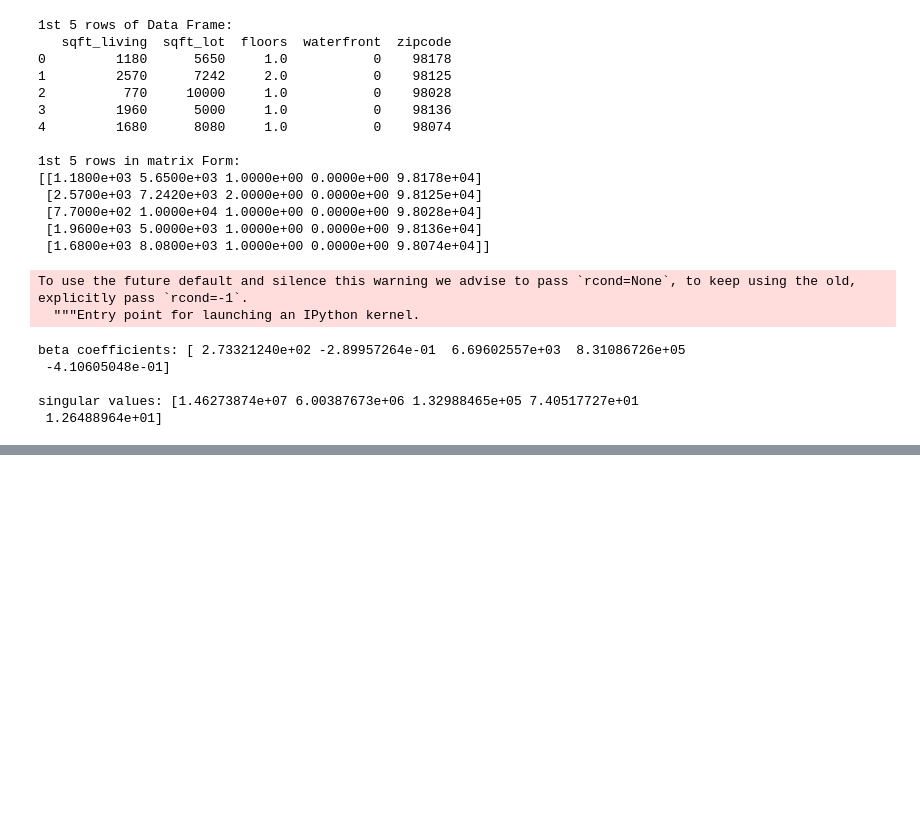
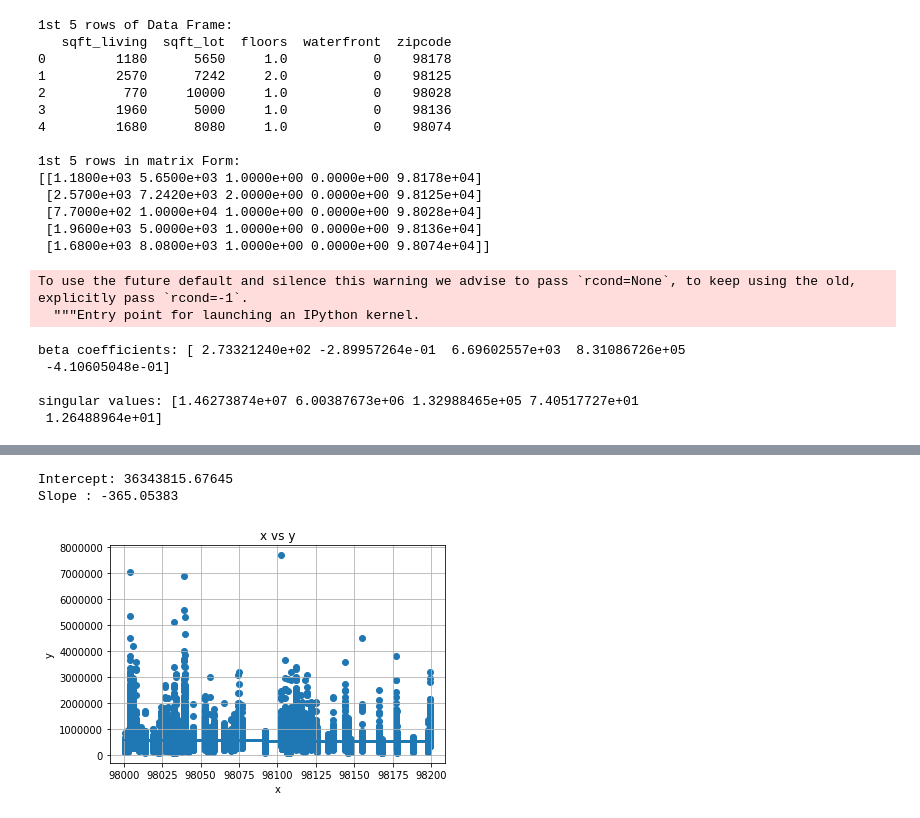
Before and after one commit to KDrab/house_regressions, a Jupyter notebook: linears.ipynb, the cells around one changed output, grey strips where cells are left out. Saved outputs shown, nothing was run; the diff lists cells and outputs as text; code cells hidden in the pictures; blank space fills up the shorter version.

```diff
--- a/linears.ipynb
+++ b/linears.ipynb
@@ -175,0 +114,6 @@ Slope : 174588.81258
+# %%
+linearize(houses['zipcode'])
+# %% [output]
+Intercept: 36343815.67645
+Slope : -365.05383
+[figure, added]
```
Also changed, not shown: parts of 16 cells of this notebook.
